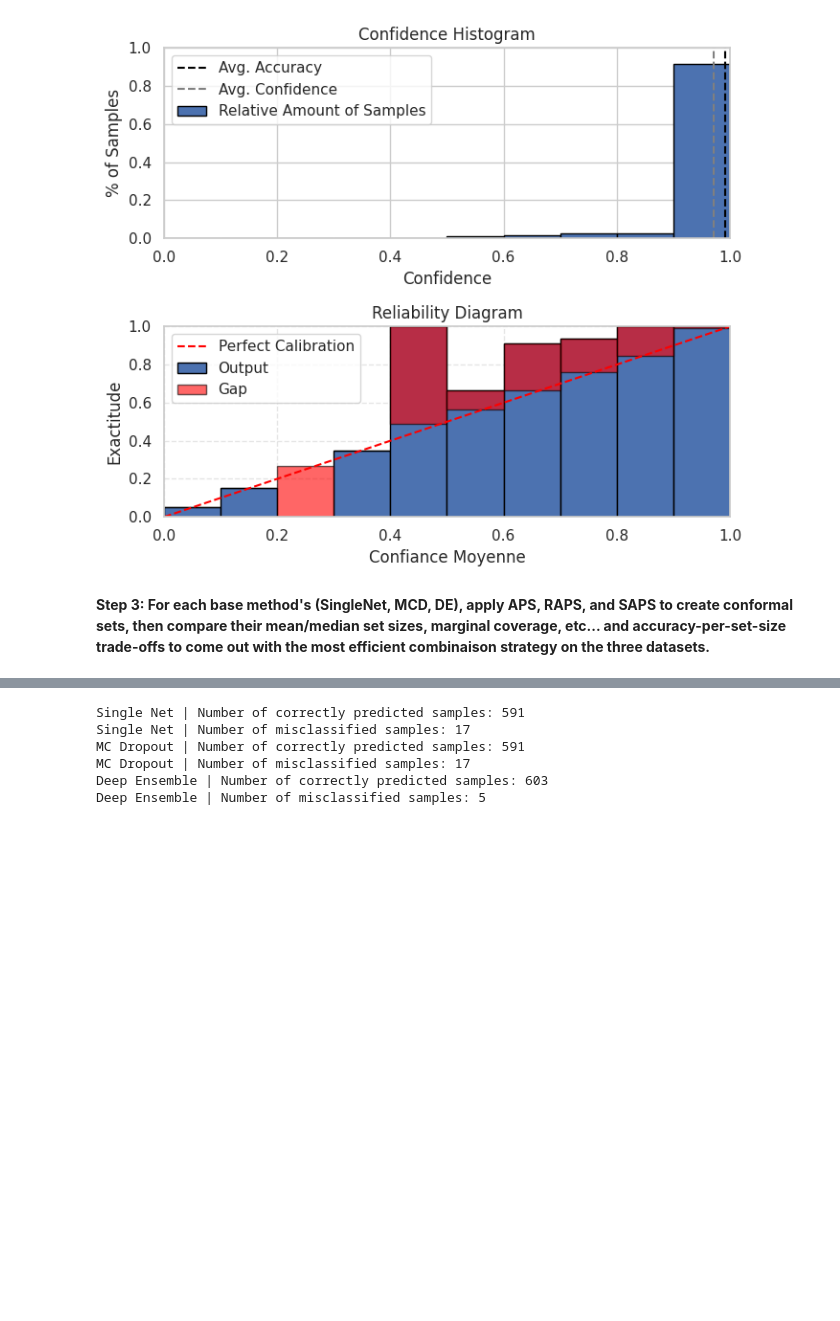
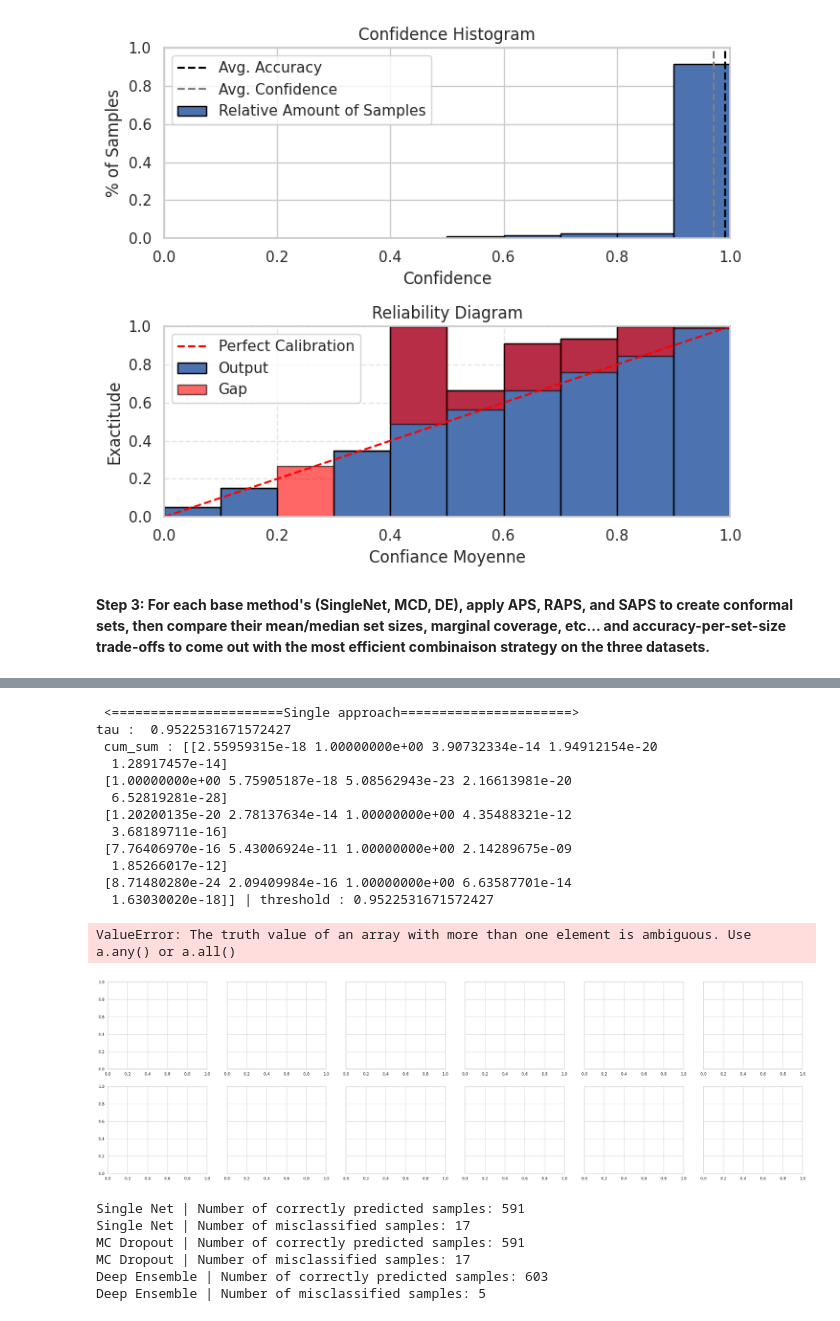
Before and after one commit to Conite002/HybridUncertaintyAwareDL, a Jupyter notebook: notebooks/sipakmed.ipynb, the cells around one changed output, grey strips where cells are left out. Cells and saved outputs as stored; diff of their text form; code cells hidden in the pictures; blank space fills up the shorter version.

```diff
--- a/notebooks/sipakmed.ipynb
+++ b/notebooks/sipakmed.ipynb
@@ -191,3 +527,30 @@ predictors_de = {
+# %%
+from src.utils.visualisation import plot_correct_incorrect_bars
+
+print(f" <======================Single approach======================>")
+plot_correct_incorrect_bars(
+    predictors,
+    test_probs=results_sn['y_probs'],
+    y_test=results_sn['y_labels'],
+    y_entropies=results_sn['entropy'],
+    alpha=alpha,
+    approach_name='single',
+)
+# %% [output]
+ <======================Single approach======================>
+tau :  0.9522531671572427
+ cum_sum : [[2.55959315e-18 1.00000000e+00 3.90732334e-14 1.94912154e-20
+  1.28917457e-14]
+ [1.00000000e+00 5.75905187e-18 5.08562943e-23 2.16613981e-20
+  6.52819281e-28]
+ [1.20200135e-20 2.78137634e-14 1.00000000e+00 4.35488321e-12
+  3.68189711e-16]
+ [7.76406970e-16 5.43006924e-11 1.00000000e+00 2.14289675e-09
+  1.85266017e-12]
+ [8.71480280e-24 2.09409984e-16 1.00000000e+00 6.63587701e-14
+  1.63030020e-18]] | threshold : 0.9522531671572427
+ValueError: The truth value of an array with more than one element is ambiguous. Use a.any() or a.all()
+[figure, added]
 # %%
 # get number of correctly predicted and misclassified samples with probas=results_sn['y_probs'], labels=results_sn['y_labels']
 import numpy as np
```
Also changed, not shown: parts of 3 cells of this notebook, 9 other files.
